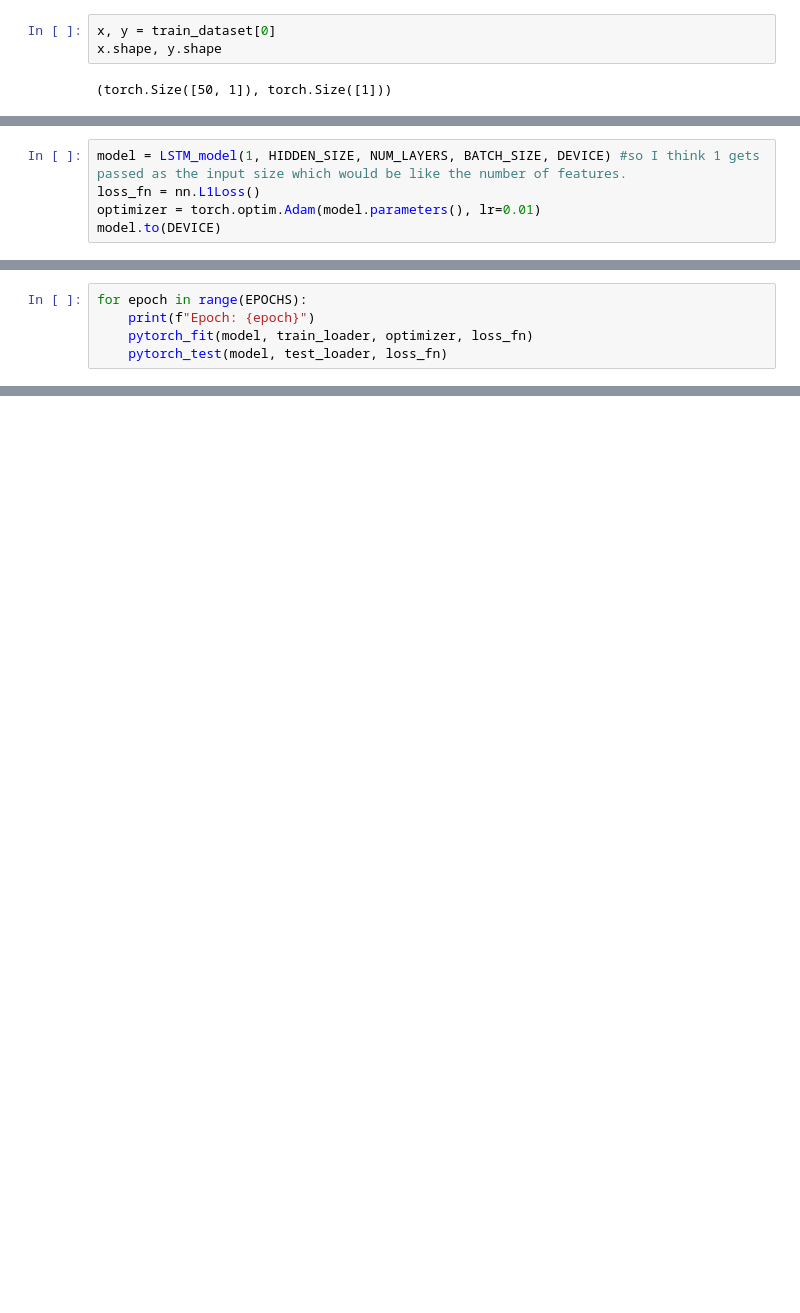
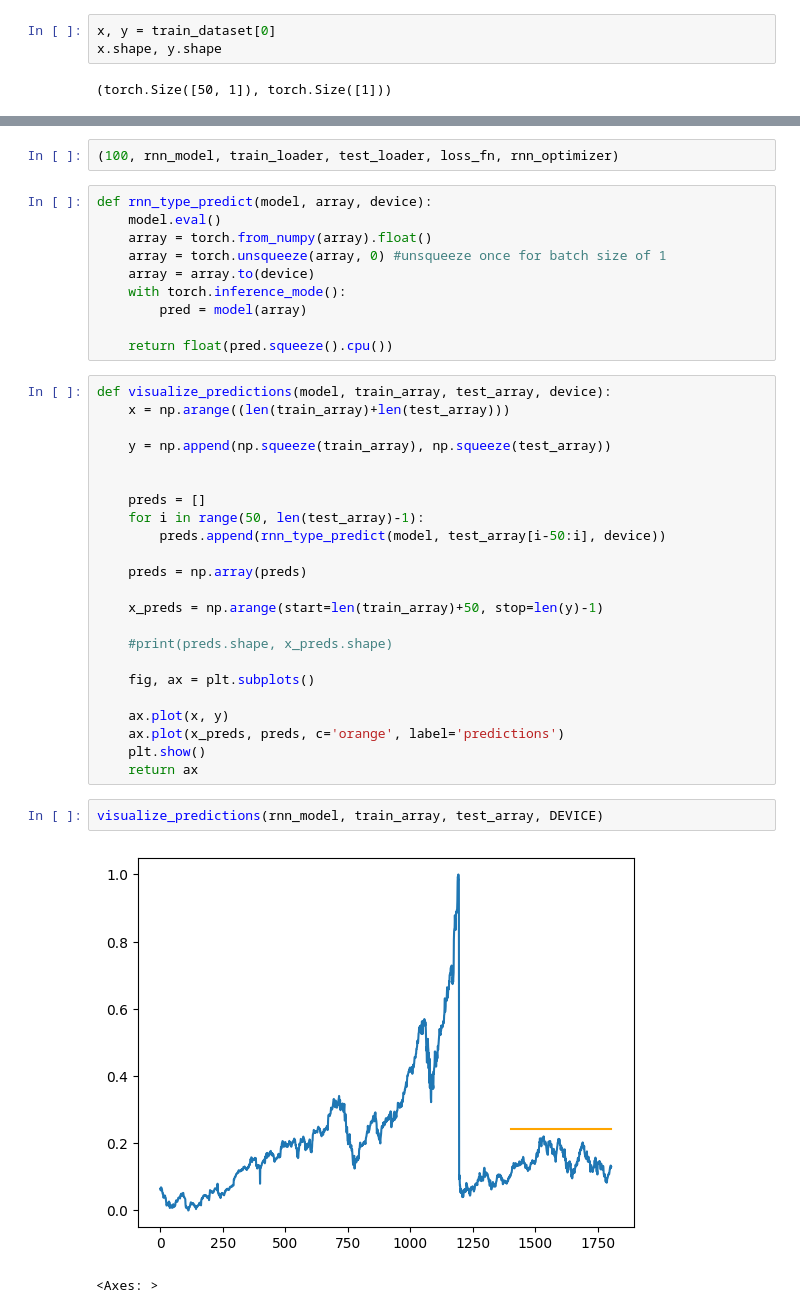
Before and after one commit to mschmidlin1/MSDS_capstone, a Jupyter notebook: DOCS_RNN_algorithm.ipynb, the cells around one changed output, grey strips where cells are left out. Drawn from its saved outputs; the diff is of its cells as text; blank space fills up the shorter version.

```diff
--- a/DOCS_RNN_algorithm.ipynb
+++ b/DOCS_RNN_algorithm.ipynb
@@ -173,5 +107,0 @@ class RNN(nn.Module):
-# %%
-model = LSTM_model(1, HIDDEN_SIZE, NUM_LAYERS, BATCH_SIZE, DEVICE) #so I think 1 gets passed as the input size which would be like the number of features.
-loss_fn = nn.L1Loss()
-optimizer = torch.optim.Adam(model.parameters(), lr=0.01)
-model.to(DEVICE)
@@ -212,5 +107,0 @@ def pytorch_test(model, test_loader, loss_fn):
-# %%
-for epoch in range(EPOCHS):
-    print(f"Epoch: {epoch}")
-    pytorch_fit(model, train_loader, optimizer, loss_fn)
-    pytorch_test(model, test_loader, loss_fn)
@@ -235,0 +348,40 @@ Test Loss(11): 0.0920
+# %%
+(100, rnn_model, train_loader, test_loader, loss_fn, rnn_optimizer)
+# %%
+def rnn_type_predict(model, array, device):
+    model.eval()
+    array = torch.from_numpy(array).float()
+    array = torch.unsqueeze(array, 0) #unsqueeze once for batch size of 1
+    array = array.to(device)
+    with torch.inference_mode():
+        pred = model(array)
+
+    return float(pred.squeeze().cpu())
+# %%
+def visualize_predictions(model, train_array, test_array, device):
+    x = np.arange((len(train_array)+len(test_array)))
+
+    y = np.append(np.squeeze(train_array), np.squeeze(test_array))
+
+
+    preds = []
+    for i in range(50, len(test_array)-1):
+        preds.append(rnn_type_predict(model, test_array[i-50:i], device))
+
+    preds = np.array(preds)
+
+    x_preds = np.arange(start=len(train_array)+50, stop=len(y)-1)
+
+    #print(preds.shape, x_preds.shape)
+
+    fig, ax = plt.subplots()
+
+    ax.plot(x, y)
+    ax.plot(x_preds, preds, c='orange', label='predictions')
+    plt.show()
+    return ax
+# %%
+visualize_predictions(rnn_model, train_array, test_array, DEVICE)
+# %% [output]
+[figure, added]
+<Axes: >
```
Also changed, not shown: parts of 36 cells of this notebook, 9 other files.
